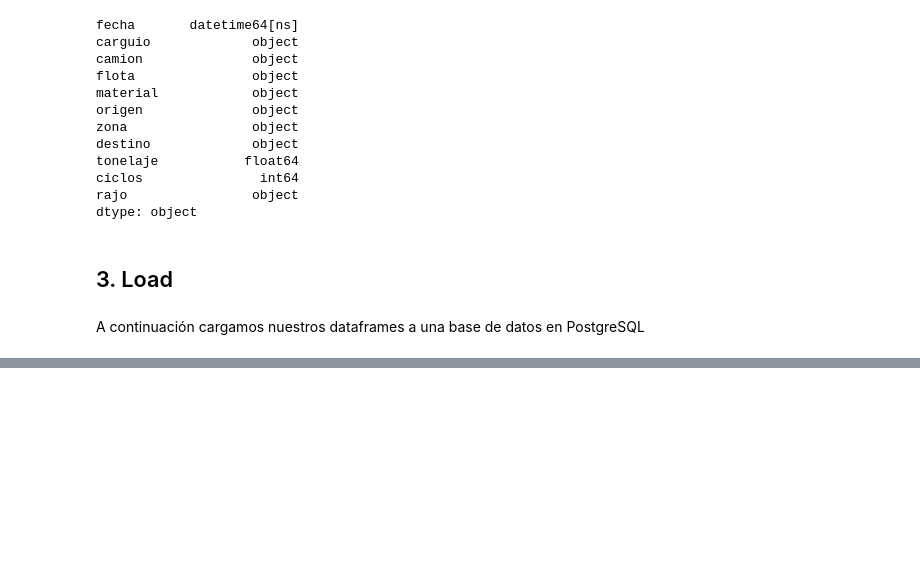
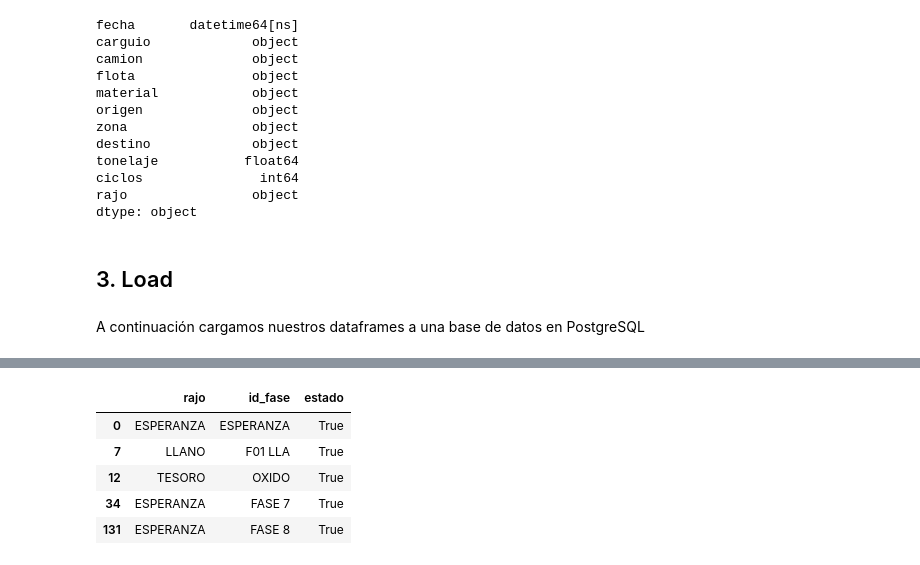
Before and after one commit to cristobalrios2001/Sistema_De_Reportes, a Jupyter notebook: reportesETL.ipynb, the cells around one changed output, grey strips where cells are left out. Saved outputs shown, nothing was run; the diff lists cells and outputs as text; code cells hidden in the pictures; blank space fills up the shorter version.

```diff
--- a/reportesETL.ipynb
+++ b/reportesETL.ipynb
@@ -163,0 +222,13 @@ A continuación cargamos nuestros dataframes a una base de datos en PostgreSQL
+# %%
+df_fase['rajo'] = df_datos['rajo'] #para las fases
+df_fase['id_fase'] = df_datos['zona']
+df_fase['estado'] = True
+df_fase = df_fase.drop_duplicates(subset=['id_fase'])
+df_fase
+# %% [output]
+|  | rajo | id_fase | estado |
+| 0 | ESPERANZA | ESPERANZA | True |
+| 7 | LLANO | F01 LLA | True |
+| 12 | TESORO | OXIDO | True |
+| 34 | ESPERANZA | FASE 7 | True |
+| 131 | ESPERANZA | FASE 8 | True |
```
Also changed, not shown: parts of 17 cells of this notebook.
